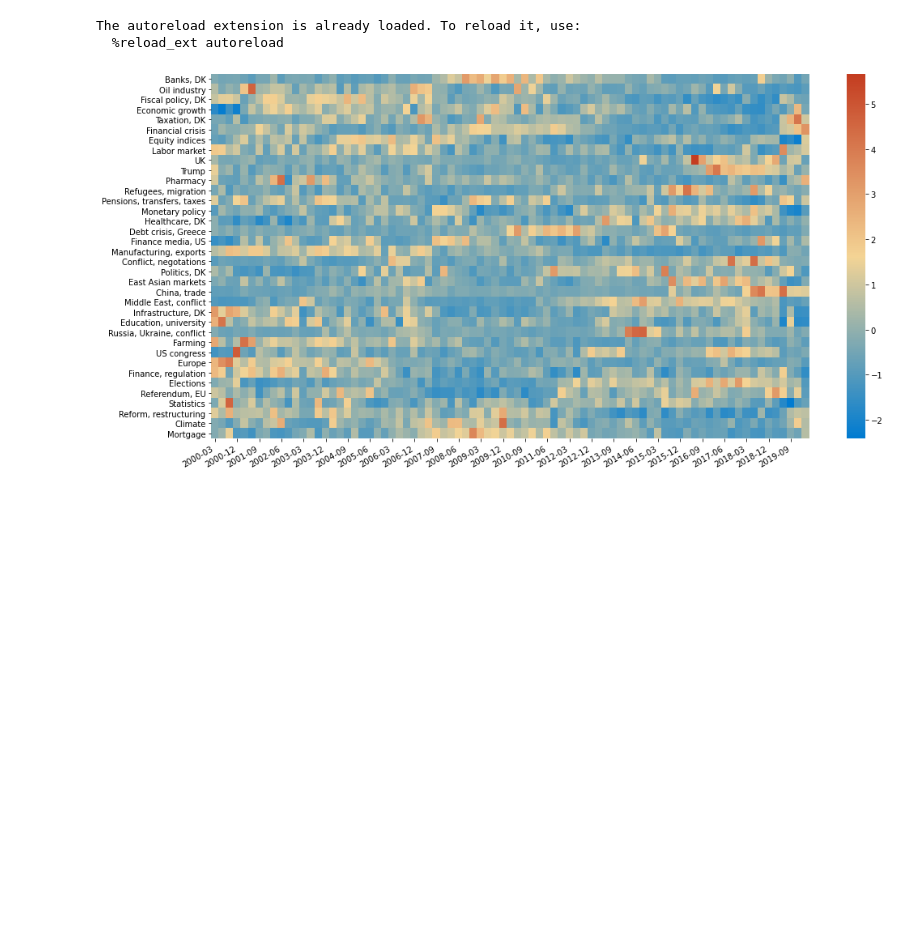
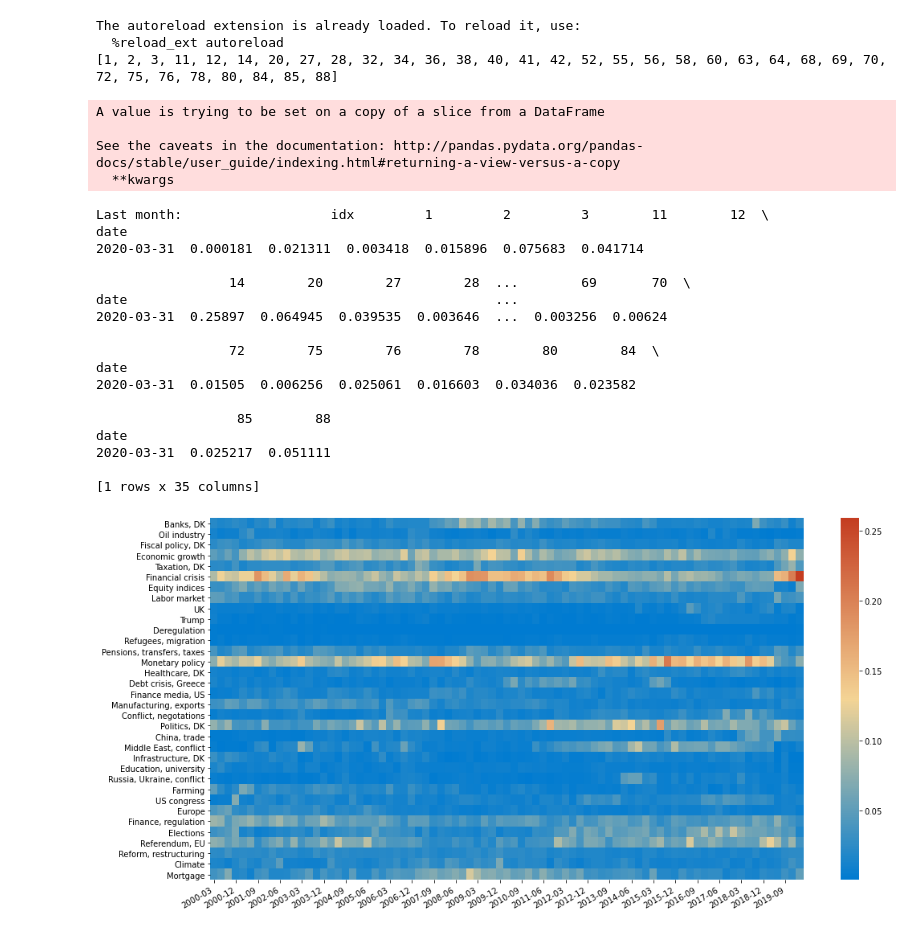
Before and after one commit to Danmarks-Nationalbank/uncertainty, a Jupyter notebook: scripts/plots.ipynb, the cells around one changed output. Saved outputs shown, nothing was run; the diff lists cells and outputs as text; code cells hidden in the pictures; blank space fills up the shorter version.

Commit message:
New plots.

```diff
--- a/scripts/plots.ipynb
+++ b/scripts/plots.ipynb
@@ -14,34 +14,56 @@ from matplotlib.colors import LinearSegmentedColormap
 import matplotlib.dates as mdates
 from src.fui.indices import LDAIndexer
 from src.fui.utils import params
 
-#international = LDAIndexer(name='ep')
-#df = international.build(num_topics=90,topics=['EP'],topic_thold=0.5,frq='Q')
+international = LDAIndexer(name='ep')
+df = international.build(num_topics=90,topics=['EP'],topic_thold=0.5,frq='Q',norm=True)
 
 years = mdates.YearLocator()   # every year
 months = mdates.MonthLocator()  # every month
 years_fmt = mdates.DateFormatter("%Y")
 
 label_path = os.path.join(params().paths['topic_labels'],
                           'labels' + str(90) + '.json')
 with codecs.open(label_path, 'r', encoding='utf-8-sig') as f:
     labels = json.load(f)
 
 dft=df.drop(columns = ['idx'], axis=1).transpose()
 dft.columns = dft.columns.strftime('%Y-%m')
 
 nbcm = LinearSegmentedColormap.from_list(
         'nbcm', [(0/255,123/255,209/255),  (244/255,212/255,149/255), (196/255,61/255,33/255)], N=200)
 
 fig, ax = plt.subplots(1,1, figsize=(15,8))
 
 ax = sns.heatmap(dft, cmap=nbcm, linewidths=0, annot=False, xticklabels =3)
-ax.set_yticklabels([labels[str(i)] for i in dft.index])
+ax.set_yticklabels([labels[str(i)] for i in dft.index], rotation=0)
 
 plt.tight_layout()
 fig.autofmt_xdate()
 plt.savefig('C:/projects/FUI/figures/topics_over_time_heatmap.pdf', dpi=300)
 # %% [output]
 The autoreload extension is already loaded. To reload it, use:
   %reload_ext autoreload
+[1, 2, 3, 11, 12, 14, 20, 27, 28, 32, 34, 36, 38, 40, 41, 42, 52, 55, 56, 58, 60, 63, 64, 68, 69, 70, 72, 75, 76, 78, 80, 84, 85, 88]
+A value is trying to be set on a copy of a slice from a DataFrame
+
+See the caveats in the documentation: http://pandas.pydata.org/pandas-docs/stable/user_guide/indexing.html#returning-a-view-versus-a-copy
+  **kwargs
+Last month:                   idx         1         2         3        11        12  \
+date
+2020-03-31  0.000181  0.021311  0.003418  0.015896  0.075683  0.041714
+
+                 14        20        27        28  ...        69       70  \
+date                                               ...
+2020-03-31  0.25897  0.064945  0.039535  0.003646  ...  0.003256  0.00624
+
+                 72        75        76        78        80        84  \
+date
+2020-03-31  0.01505  0.006256  0.025061  0.016603  0.034036  0.023582
+
+                  85        88
+date
+2020-03-31  0.025217  0.051111
+
+[1 rows x 35 columns]
-[figure, old version]
+[figure, new version]
```
Also changed, not shown: parts of 2 cells of this notebook, 9 other files.
